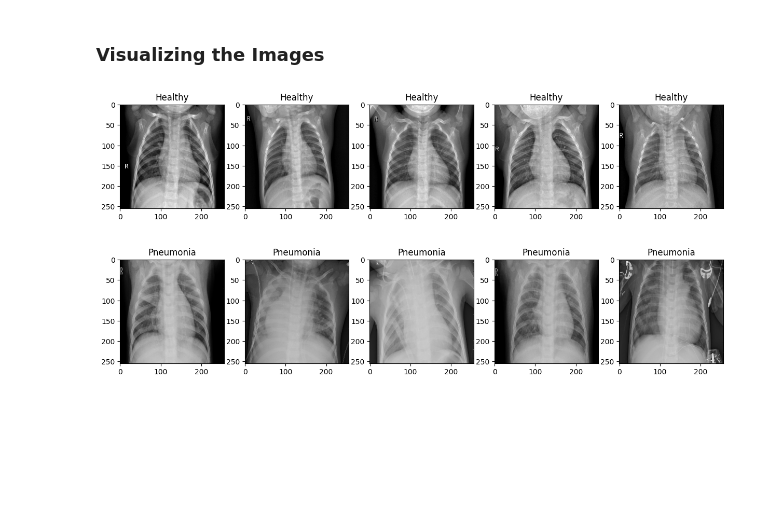
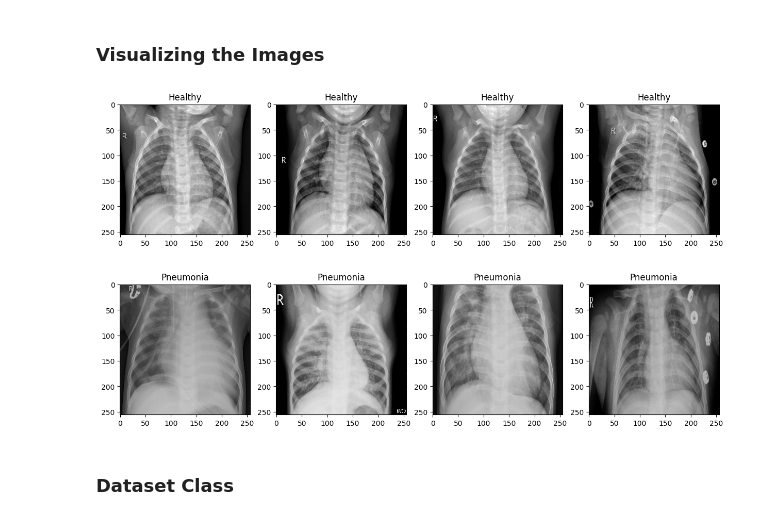
Before and after one commit to GaiaOcean/pneumonia_classifier, a Jupyter notebook: model.ipynb, the cells around one changed output. Drawn from its saved outputs; the diff is of its cells as text; code cells hidden in the pictures; blank space fills up the shorter version.

```diff
--- a/model.ipynb
+++ b/model.ipynb
@@ -40,9 +40,8 @@ all_imgs = np.concatenate((healthy,pneumonia))
 # %%
 #matplotlib is used for visuzaling imgs
 
-def show_random_imgs(healthy,pneumonia,img_num = 5):
-    healthy = np.array(healthy)
-    pneumonia = np.array(pneumonia)
+def show_random_imgs(healthy,pneumonia,img_num):
+
     healthy_img = healthy[np.random.choice(healthy.shape[0],img_num, replace = False)]
     pneumonia_imgs = pneumonia[np.random.choice(pneumonia.shape[0],img_num, replace = False)]
     plt.figure(figsize=(15,9))
@@ -58,7 +57,12 @@ def show_random_imgs(healthy,pneumonia,img_num = 5):
         plt.title('Pneumonia')
         plt.imshow(pneumonia_imgs[i])
 # %%
-show_random_imgs(healthy,pneumonia)
+healthy = np.array(healthy)
+pneumonia = np.array(pneumonia)
+
+show_random_imgs(healthy,pneumonia,4)
 # %% [output]
-[figure, old version]
+[figure, new version]
-[figure, old version]
+[figure, new version]
+# %% [markdown]
+### Dataset Class
```
Also changed, not shown: parts of 1 cell of this notebook.
